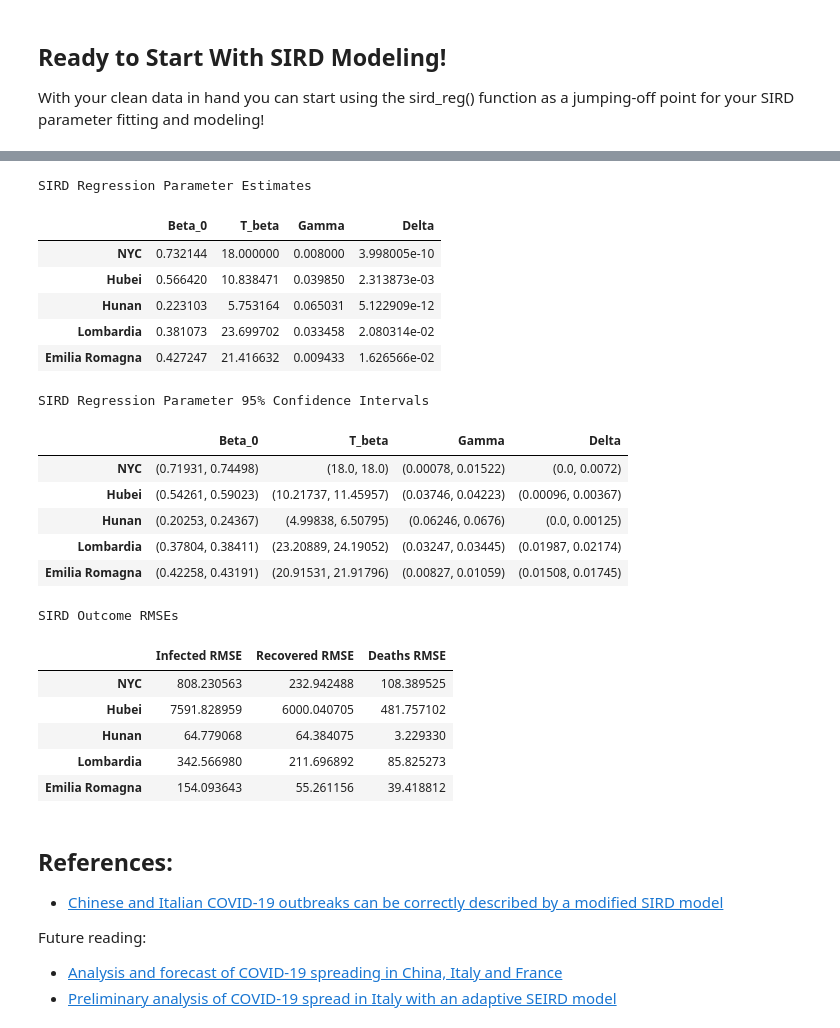
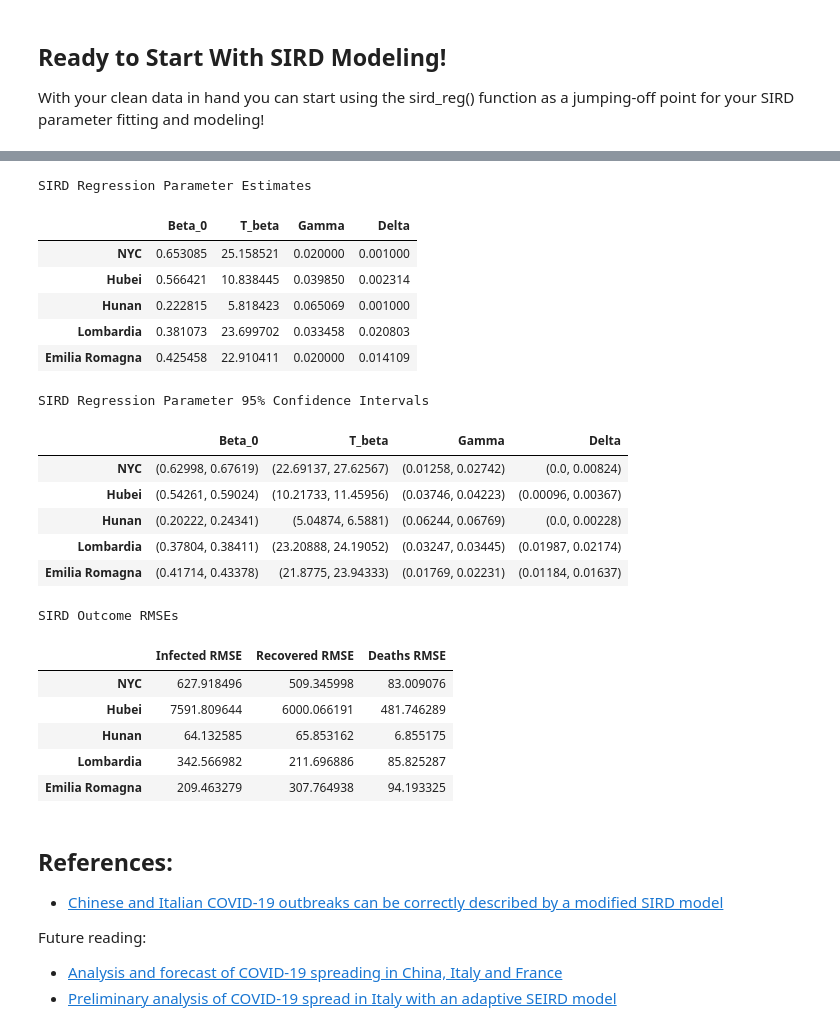
Before and after one commit to jpoles1/open_covid19, a Jupyter notebook: JP_Easy_SIRD.ipynb, the cells around one changed output, grey strips where cells are left out. Drawn from its saved outputs; the diff is of its cells as text; code cells hidden in the pictures.

```diff
--- a/JP_Easy_SIRD.ipynb
+++ b/JP_Easy_SIRD.ipynb
@@ -104,9 +104,20 @@ pop_counts = {"NYC": 8623000, "Hubei": 58500000, "Hunan": 67370000, "Lombardia":
 With your clean data in hand you can start using the sird_reg() function as a jumping-off point for your SIRD parameter fitting and modeling!
 # %%
 #Setup boundary conditions for non-linear least-squared optimization (beta_0, t_beta, gamma, delta)
-ls_bounds = ([0, 0, 0.008, 0], [1, 60, 1, 0.25]);
+ls_bounds = ([0, 0, 0.02, 0.001], [1, 60, 1, 0.25]);
 
 def sird_reg(locale_data, locale_pop: int, locale_name: str, t_beta_override = None, ls_bounds=ls_bounds, forecast_days: int = 5, show_ci: bool = True):
+    """
+    Performs non-linear least-squares fitting of SIRD parameters on a dataframe
+    Attributes:
+        locale_data: dataframe = df with columns ["Confirmed", "Recovered", "Deaths"] and date index
+        locale_pop: int = total population of the locale from which this dataframe is derived
+        locale_name: str = name of locale (for tables and plots)
+        t_beta_override = If set, will not attempt to fit t-beta using least squared, None to fit t_beta
+        ls_bounds: ([int], [int]) =least-squared regression boundary condition for each parameter ([beta_0_lower, t_beta_lower...], [beta_0_upper, t_beta_upper...])
+        forecast_days: int = number of days past input data to forecast values
+        show_ci: bool = shows confidence intervals (TODO: not currently implemented)
+    """
     locale_sird = locale_data.copy()
     #Start by converting total confirmed cases to SIRD variables
     locale_sird["Susceptible"] = locale_pop - locale_sird["Confirmed"]
@@ -181,54 +192,54 @@ sird_param_stdev = []
 sird_rmse = []
 #Define the manual t_beta overrides. If None, will optimize this parameter instead.
 #Override useful for early data when quarantine measures not yet or still in process.
-t_beta_dict = {"Hubei": None, "Hunan": None, "NYC": 18, "Lombardia": None, "Emilia Romagna": None}
+t_beta_dict = {"Hubei": None, "Hunan": None, "NYC": None, "Lombardia": None, "Emilia Romagna": None}
 #Iterate over dictionary of locales and their clean dataframes (created above)
 for (locale, locale_df) in locale_data.items():
     #Run regression and receive parameter estimates/stdevs
-    res = sird_reg(locale_df, pop_counts[locale], locale, forecast_days=60, t_beta_override=t_beta_dict[locale])
+    res = sird_reg(locale_df, pop_counts[locale], locale, forecast_days=28, t_beta_override=t_beta_dict[locale])
     #Store parameter estimates and stdev for display later
     sird_param_est.append(res[0])
     sird_param_stdev.append(res[1])
     #Calculate root mean square error (RMSE) for each outcome variable prediction (SIRD)
     plot_data = res[2].dropna()
     infected_rmse = math.sqrt(np.sum((plot_data["Infected"]-plot_data["Projected Infected"]).pow(2))/len(plot_data.index))
     recovered_rmse = math.sqrt(np.sum((plot_data["Recovered"]-plot_data["Projected Recovered"]).pow(2))/len(plot_data.index))
     death_rmse = math.sqrt(np.sum((plot_data["Deaths"]-plot_data["Projected Deaths"]).pow(2))/len(plot_data.index))
     sird_rmse.append([infected_rmse, recovered_rmse, death_rmse])
 print("SIRD Regression Parameter Estimates")
 display(pd.DataFrame(sird_param_est, index=locale_data.keys(), columns=["Beta_0", "T_beta", "Gamma", "Delta"]))
 sird_param_95ci = [zip(np.maximum([0, 0, 0, 0], x - 2*sird_param_stdev[i]).round(5), np.maximum([0, 0, 0, 0], x + 2*sird_param_stdev[i]).round(5)) for i,x in enumerate(sird_param_est)]
 print("\n\nSIRD Regression Parameter 95% Confidence Intervals")
 display(pd.DataFrame(sird_param_95ci, index=locale_data.keys(), columns=["Beta_0", "T_beta", "Gamma", "Delta"]))
 print("\n\nSIRD Outcome RMSEs")
 display(pd.DataFrame(sird_rmse, index=locale_data.keys(), columns=["Infected RMSE", "Recovered RMSE", "Deaths RMSE"]))
 # %% [output]
 [interactive output not drawn]
 [interactive output not drawn]
 [interactive output not drawn]
 [interactive output not drawn]
 [interactive output not drawn]
 SIRD Regression Parameter Estimates
 |  | Beta_0 | T_beta | Gamma | Delta |
-| NYC | 0.732144 | 18.000000 | 0.008000 | 3.998005e-10 |
-| Hubei | 0.566420 | 10.838471 | 0.039850 | 2.313873e-03 |
-| Hunan | 0.223103 | 5.753164 | 0.065031 | 5.122909e-12 |
-| Lombardia | 0.381073 | 23.699702 | 0.033458 | 2.080314e-02 |
-| Emilia Romagna | 0.427247 | 21.416632 | 0.009433 | 1.626566e-02 |
+| NYC | 0.653085 | 25.158521 | 0.020000 | 0.001000 |
+| Hubei | 0.566421 | 10.838445 | 0.039850 | 0.002314 |
+| Hunan | 0.222815 | 5.818423 | 0.065069 | 0.001000 |
+| Lombardia | 0.381073 | 23.699702 | 0.033458 | 0.020803 |
+| Emilia Romagna | 0.425458 | 22.910411 | 0.020000 | 0.014109 |
 SIRD Regression Parameter 95% Confidence Intervals
 |  | Beta_0 | T_beta | Gamma | Delta |
-| NYC | (0.71931, 0.74498) | (18.0, 18.0) | (0.00078, 0.01522) | (0.0, 0.0072) |
-| Hubei | (0.54261, 0.59023) | (10.21737, 11.45957) | (0.03746, 0.04223) | (0.00096, 0.00367) |
-| Hunan | (0.20253, 0.24367) | (4.99838, 6.50795) | (0.06246, 0.0676) | (0.0, 0.00125) |
-| Lombardia | (0.37804, 0.38411) | (23.20889, 24.19052) | (0.03247, 0.03445) | (0.01987, 0.02174) |
-| Emilia Romagna | (0.42258, 0.43191) | (20.91531, 21.91796) | (0.00827, 0.01059) | (0.01508, 0.01745) |
+| NYC | (0.62998, 0.67619) | (22.69137, 27.62567) | (0.01258, 0.02742) | (0.0, 0.00824) |
+| Hubei | (0.54261, 0.59024) | (10.21733, 11.45956) | (0.03746, 0.04223) | (0.00096, 0.00367) |
+| Hunan | (0.20222, 0.24341) | (5.04874, 6.5881) | (0.06244, 0.06769) | (0.0, 0.00228) |
+| Lombardia | (0.37804, 0.38411) | (23.20888, 24.19052) | (0.03247, 0.03445) | (0.01987, 0.02174) |
+| Emilia Romagna | (0.41714, 0.43378) | (21.8775, 23.94333) | (0.01769, 0.02231) | (0.01184, 0.01637) |
 SIRD Outcome RMSEs
 |  | Infected RMSE | Recovered RMSE | Deaths RMSE |
-| NYC | 808.230563 | 232.942488 | 108.389525 |
-| Hubei | 7591.828959 | 6000.040705 | 481.757102 |
-| Hunan | 64.779068 | 64.384075 | 3.229330 |
-| Lombardia | 342.566980 | 211.696892 | 85.825273 |
-| Emilia Romagna | 154.093643 | 55.261156 | 39.418812 |
+| NYC | 627.918496 | 509.345998 | 83.009076 |
+| Hubei | 7591.809644 | 6000.066191 | 481.746289 |
+| Hunan | 64.132585 | 65.853162 | 6.855175 |
+| Lombardia | 342.566982 | 211.696886 | 85.825287 |
+| Emilia Romagna | 209.463279 | 307.764938 | 94.193325 |
 # %% [markdown]
 ## References:
 - [Chinese and Italian COVID-19 outbreaks can be correctly described by a modified SIRD model](https://www.medrxiv.org/content/10.1101/2020.03.19.20039388v1)
```
Also changed, not shown: 4 other files.
